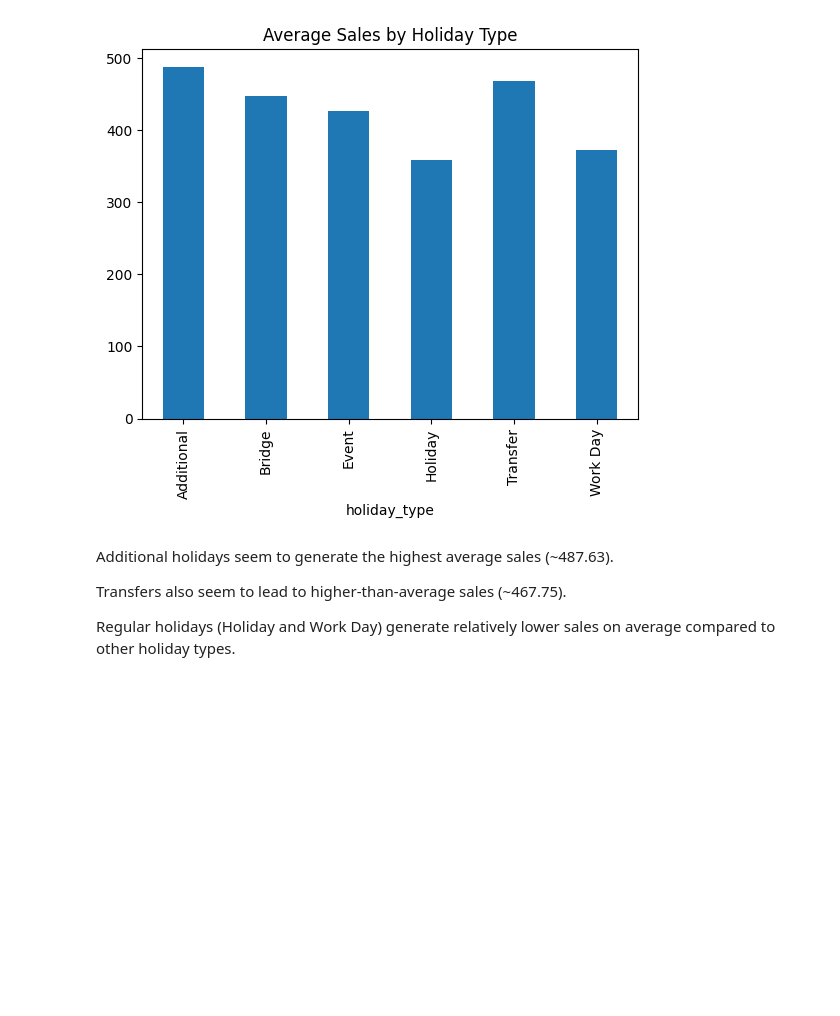
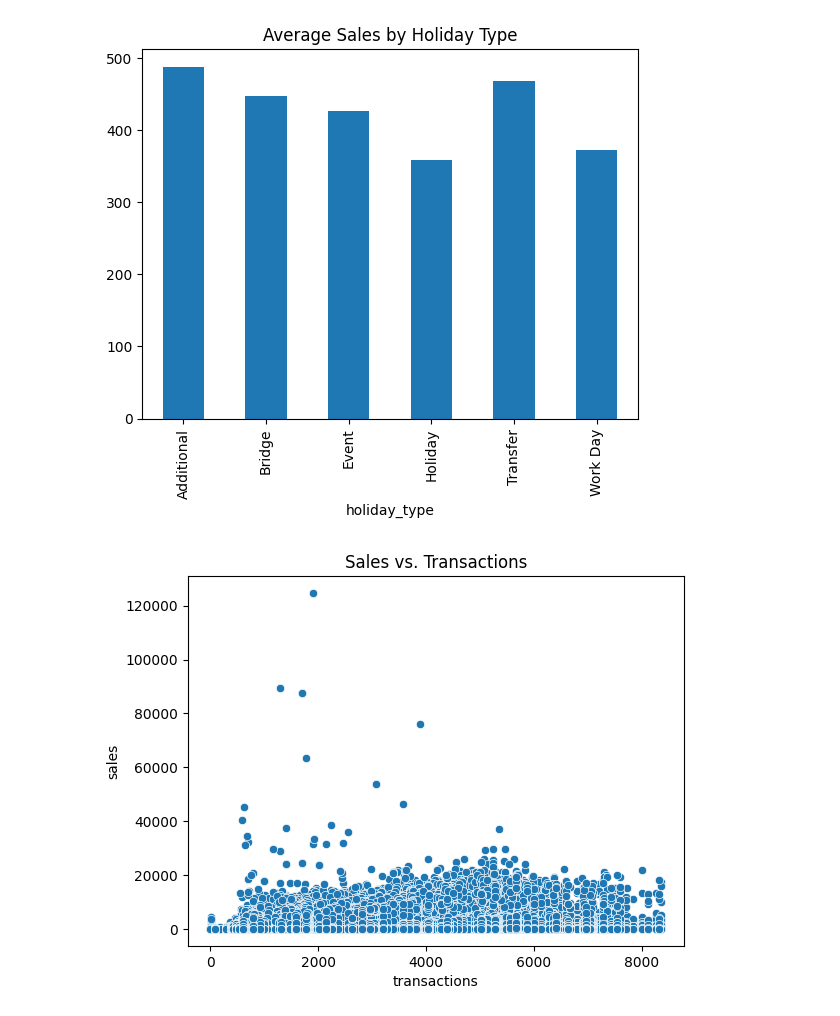
Before and after one commit to Seif-Eldin-Omar/sales-forecasting-optimization, a Jupyter notebook: notebooks/EDA_NB1.ipynb, the cells around one changed output. Saved outputs shown, nothing was run; the diff lists cells and outputs as text; code cells hidden in the pictures; blank space fills up the shorter version.

```diff
--- a/notebooks/EDA_NB1.ipynb
+++ b/notebooks/EDA_NB1.ipynb
@@ -391,9 +415,9 @@ holiday_sales.plot(kind='bar', title='Average Sales by Holiday Type')
 # %% [output]
 <Axes: title={'center': 'Average Sales by Holiday Type'}, xlabel='holiday_type'>
 [figure]
-# %% [markdown]
-Additional holidays seem to generate the highest average sales (~487.63).
-
-Transfers also seem to lead to higher-than-average sales (~467.75).
-
-Regular holidays (Holiday and Work Day) generate relatively lower sales on average compared to other holiday types.
+# %%
+sns.scatterplot(data=df_train, x='transactions', y='sales')
+plt.title('Sales vs. Transactions')
+plt.show()
+# %% [output]
+[figure, added]
```
Also changed, not shown: parts of 35 cells of this notebook.
